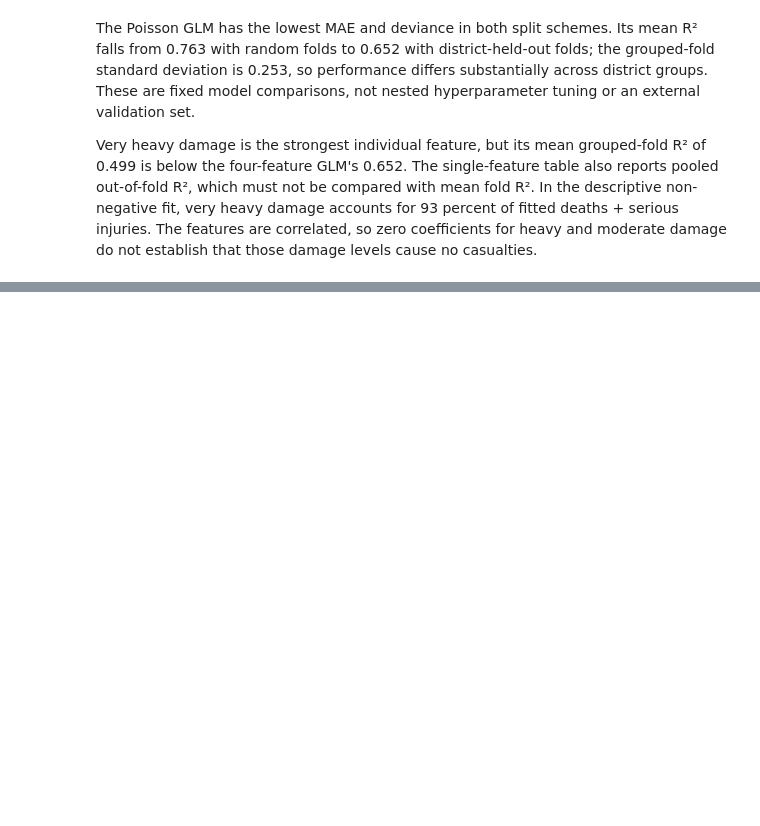
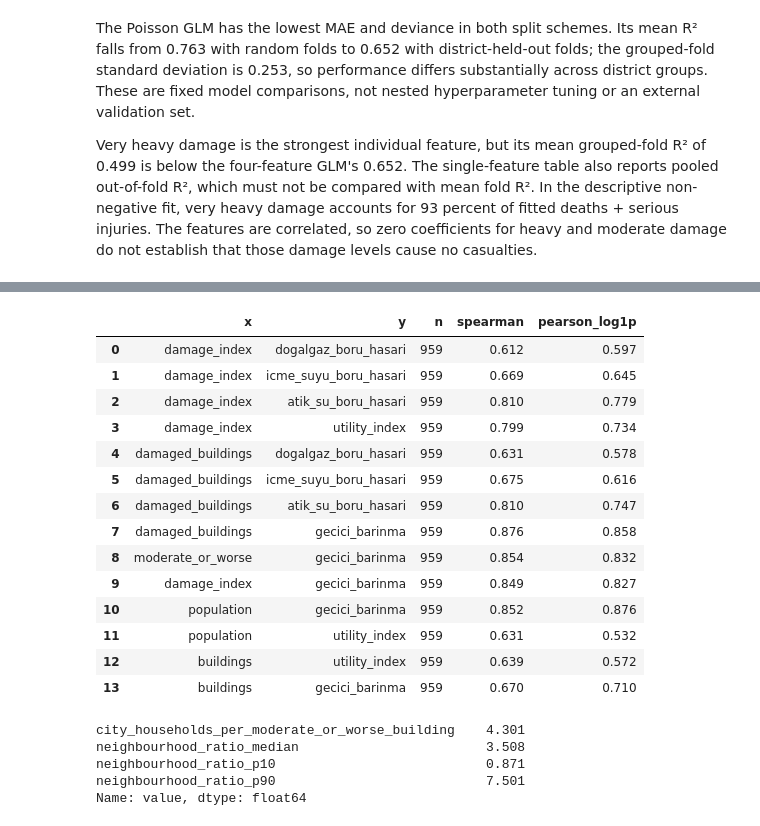
Before and after one commit to KaanDRoid/istanbul-earthquake-scenario, a Jupyter notebook: istanbul_earthquake_analysis.ipynb, the cells around one changed output, grey strips where cells are left out. Cells and saved outputs as stored; diff of their text form; code cells hidden in the pictures; blank space fills up the shorter version.

```diff
--- a/istanbul_earthquake_analysis.ipynb
+++ b/istanbul_earthquake_analysis.ipynb
@@ -284,0 +607,28 @@ that those damage levels cause no casualties.
+# %%
+corr = infrastructure.correlations(nb)
+corr.round(3).to_csv(RES / "infrastructure_correlations.csv", index=False)
+ratio = pd.Series(infrastructure.shelter_ratio_fit(nb)).round(3).rename("value")
+ratio.to_csv(RES / "shelter_ratio.csv", index_label="statistic")
+display(corr.round(3))
+ratio
+# %% [output]
+|  | x | y | n | spearman | pearson_log1p |
+| 0 | damage_index | dogalgaz_boru_hasari | 959 | 0.612 | 0.597 |
+| 1 | damage_index | icme_suyu_boru_hasari | 959 | 0.669 | 0.645 |
+| 2 | damage_index | atik_su_boru_hasari | 959 | 0.810 | 0.779 |
+| 3 | damage_index | utility_index | 959 | 0.799 | 0.734 |
+| 4 | damaged_buildings | dogalgaz_boru_hasari | 959 | 0.631 | 0.578 |
+| 5 | damaged_buildings | icme_suyu_boru_hasari | 959 | 0.675 | 0.616 |
+| 6 | damaged_buildings | atik_su_boru_hasari | 959 | 0.810 | 0.747 |
+| 7 | damaged_buildings | gecici_barinma | 959 | 0.876 | 0.858 |
+| 8 | moderate_or_worse | gecici_barinma | 959 | 0.854 | 0.832 |
+| 9 | damage_index | gecici_barinma | 959 | 0.849 | 0.827 |
+| 10 | population | gecici_barinma | 959 | 0.852 | 0.876 |
+| 11 | population | utility_index | 959 | 0.631 | 0.532 |
+| 12 | buildings | utility_index | 959 | 0.639 | 0.572 |
+| 13 | buildings | gecici_barinma | 959 | 0.670 | 0.710 |
+city_households_per_moderate_or_worse_building    4.301
+neighbourhood_ratio_median                        3.508
+neighbourhood_ratio_p10                           0.871
+neighbourhood_ratio_p90                           7.501
+Name: value, dtype: float64
```
Also changed, not shown: parts of 22 cells of this notebook, 31 other files.
